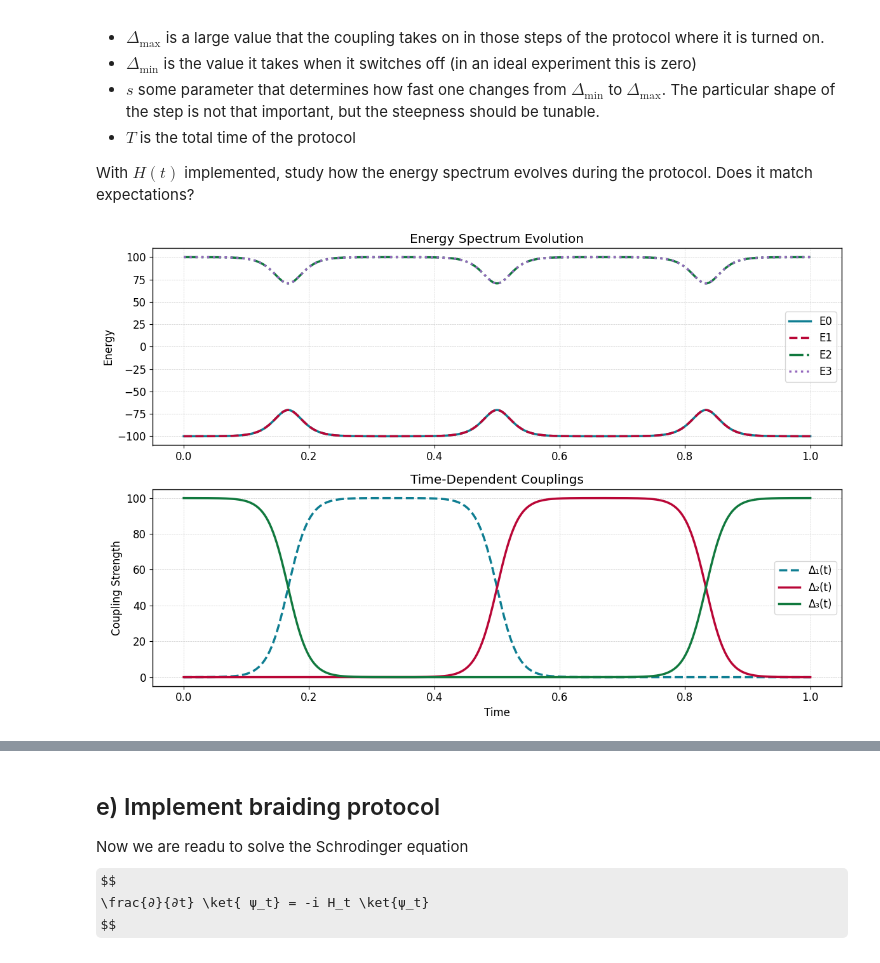
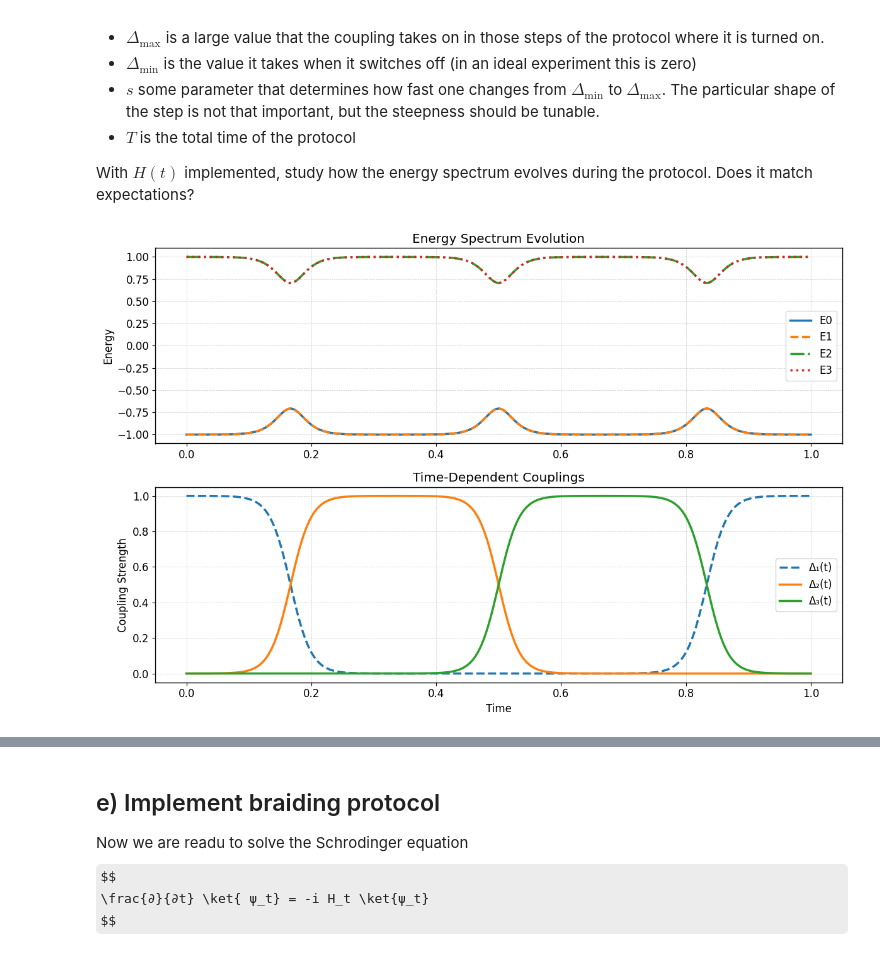
Before and after one commit to hishemok/FYS5419, a Jupyter notebook: Project_2/Braiding_project.ipynb, the cells around one changed output, grey strips where cells are left out. Drawn from its saved outputs; the diff is of its cells as text; code cells hidden in the pictures; some formulas as TeX source.

```diff
--- a/Project_2/Braiding_project.ipynb
+++ b/Project_2/Braiding_project.ipynb
@@ -153,7 +158,7 @@ $$
 # %%
 import numpy as np
 import matplotlib.pyplot as plt
-from numba import njit,objmode
+from numba import njit, objmode
 from scipy.linalg import expm
 from tqdm import tqdm
 
@@ -170,8 +175,7 @@ plt.rcParams.update({
     "grid.linestyle": "--",
     "grid.linewidth": .5,
     "lines.linewidth": 2.5,
-    "axes.linewidth": 1,
-    "axes.prop_cycle": plt.cycler(color=['#0f7e92', '#b90636', '#11793e', '#9467bd', '#8c564b', '#e377c2', '#7f7f7f', '#bcbd22', '#17becf'])
+    "axes.linewidth": 1
 })
 # %% [markdown]
 ### Braiding operator in terms of Majoranas
@@ -600,35 +486,37 @@ def delta_pulse(t, T_peak, width, s, Δ_max, Δ_min):
     return Δ_min + (Δ_max - Δ_min) * rise * fall
 
 @njit
-def build_hamiltonian(t, T_total, Δ_max, Δ_min, s, width, g0, g1, g2, g3):
+def build_hamiltonian(t, T_total, Δ_max, Δ_min, s, width, γ0, γ1, γ2, γ3):
     """
     Constructs the time-dependent Hamiltonian H(t) = Σ Δ_j(t) iγ₀γ_j
     """
 
     # Time-dependent couplings
-    Δ3 = delta_pulse(t, 0, width, s, Δ_max, Δ_min) + delta_pulse(t, T_total, width, s, Δ_max, Δ_min) - Δ_min
-    Δ1 = delta_pulse(t, T_total/3, width, s, Δ_max, Δ_min)
-    Δ2= delta_pulse(t, 2*T_total/3, width, s, Δ_max, Δ_min)
+    Δ1 = delta_pulse(t, 0, width, s, Δ_max, Δ_min) + delta_pulse(t, T_total, width, s, Δ_max, Δ_min) - Δ_min
+    Δ2 = delta_pulse(t, T_total/3, width, s, Δ_max, Δ_min)
+    Δ3 =  delta_pulse(t, 2*T_total/3, width, s, Δ_max, Δ_min)
 
 
     # Construct Hamiltonian terms
-    H = (Δ1 * 1j * g0 @ g1 +
-         Δ2 * 1j * g0 @ g2 +
-         Δ3 * 1j * g0 @ g3)
+    H = (Δ1 * 1j * γ0 @ γ1 +
+         Δ2 * 1j * γ0 @ γ2 +
+         Δ3 * 1j * γ0 @ γ3)
+
 
     return H, (Δ1, Δ2, Δ3)
 
-def analyze_spectrum(T_total, Δ_max, Δ_min, s, width, g0, g1, g2, g3, n_points=1000):
+
+@njit
+def analyze_spectrum(T_total, Δ_max, Δ_min, s, width, γ0, γ1, γ2, γ3, n_points=1000):
     times = np.linspace(0, T_total, n_points)
     energies = np.zeros((n_points, 4))  # Store all 4 eigenvalues
     couplings = np.zeros((n_points, 3))  # Store Δ1, Δ2, Δ3
 
     for i, t in enumerate(times):
-        H, couplings[i] = build_hamiltonian(t, T_total, Δ_max, Δ_min, s, width, g0, g1, g2, g3)
+        H, couplings[i] = build_hamiltonian(t, T_total, Δ_max, Δ_min, s, width, γ0, γ1, γ2, γ3)
 
         e_vals = np.linalg.eigvalsh(H)
         energies[i] = e_vals
-        # couplings[i] = np.array([Δ1, Δ2, Δ3])
 
     return times, energies, couplings
 
@@ -654,39 +542,39 @@ def plot_results(times, energies, couplings):
     #     plt.plot(times, couplings[:, i], label=labels[i])
     plt.xlabel('Time')
     plt.ylabel('Coupling Strength')
     plt.title('Time-Dependent Couplings')
     plt.legend()
 
     plt.tight_layout()
     plt.show()
 
-g0, g1 = majorana_ops(0, 2)  # γ₀, γ₁
-g2, g3 = majorana_ops(1, 2)  # γ₂, γ₃
+γ0, γ1 = majorana_ops(0, 2)  # γ₀, γ₁
+γ2, γ3 = majorana_ops(1, 2)  # γ₂, γ₃
 
 
 T_total = 1.0
-Δ_max = 100.0
+Δ_max = 1.0
 Δ_min = 0
 s = 60.0
 width = T_total/3
 # Parameters
 params = {
     'T_total': T_total,
     'Δ_max': Δ_max,
     'Δ_min': Δ_min,
     's': s,
     'width': width,
-    'g0': g0,
-    'g1': g1,
-    'g2': g2,
-    'g3': g3,
+    'γ0': γ0,
+    'γ1': γ1,
+    'γ2': γ2,
+    'γ3': γ3,
     'n_points': 1000
 }
 
-# Run analysis
+
 times, energies, couplings = analyze_spectrum(**params)
 
 # Visualize
 plot_results(times, energies, couplings)
 # %% [output]
-[figure, old version]
+[figure, new version]
```
Also changed, not shown: parts of 46 cells of this notebook, 14 other files.
